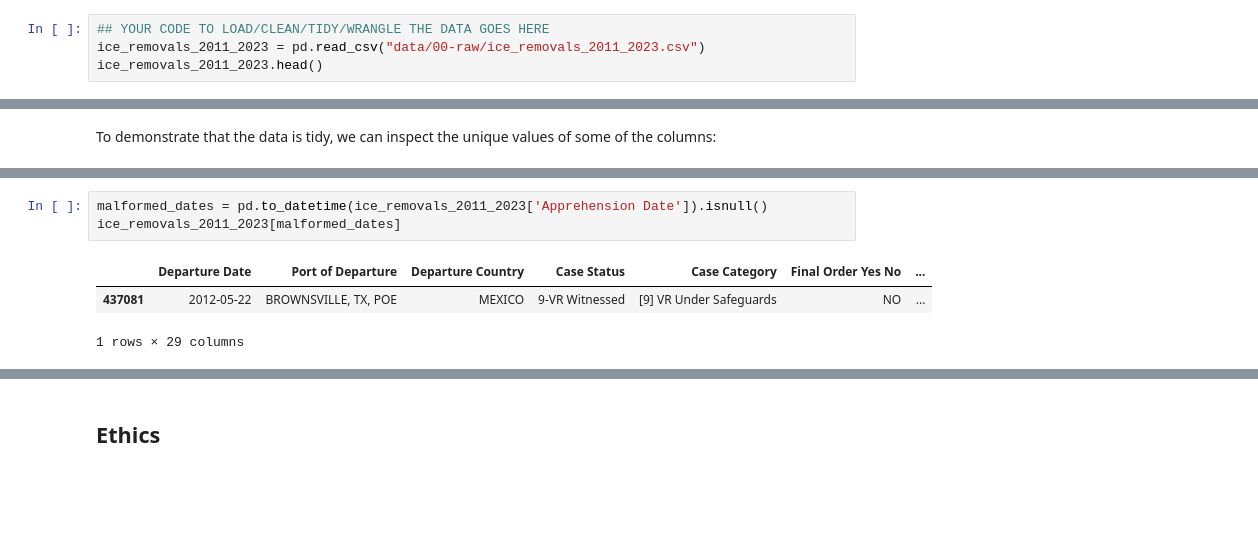
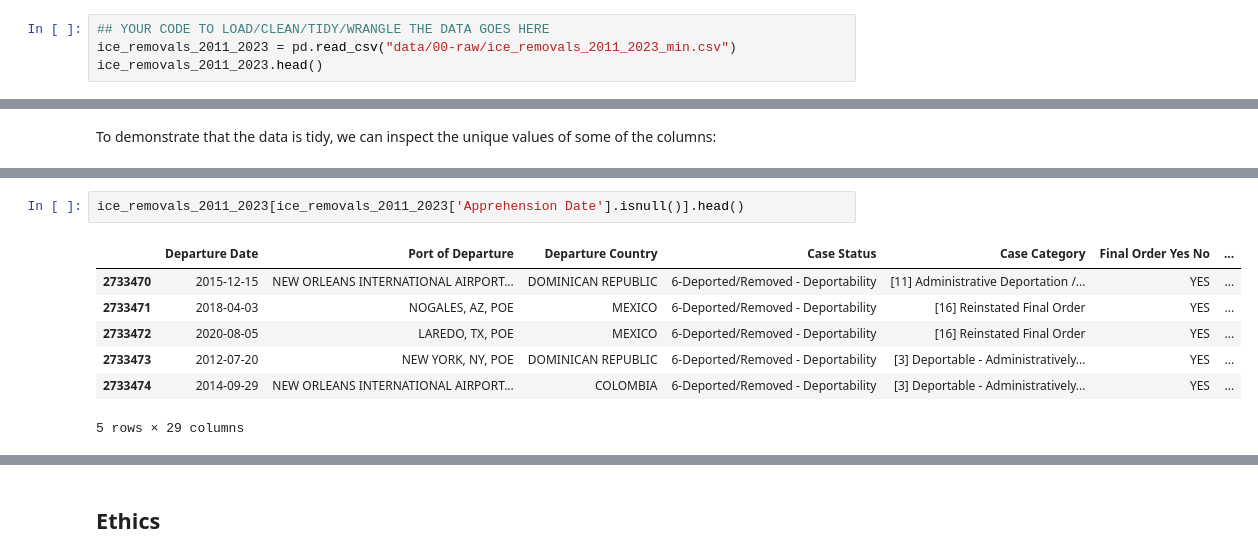
Before and after one commit to COGS108/Group109_WI26, a Jupyter notebook: 01-DataCheckpoint.ipynb, the cells around one changed output, grey strips where cells are left out. Drawn from its saved outputs; the diff is of its cells as text; blank space fills up the shorter version.

```diff
--- a/01-DataCheckpoint.ipynb
+++ b/01-DataCheckpoint.ipynb
@@ -298,7 +290,7 @@ Dataset #2 provides the historical baseline (2011–2023), while Dataset #1 exte
 As you can see the above table belows is aleady tidy, each row is representing an individual observation and it is rectangular such that each variable measured is in a single column. You can allso check this trhough the tidyness check below
 # %%
 ## YOUR CODE TO LOAD/CLEAN/TIDY/WRANGLE THE DATA GOES HERE
-ice_removals_2011_2023 = pd.read_csv("data/00-raw/ice_removals_2011_2023.csv")
+ice_removals_2011_2023 = pd.read_csv("data/00-raw/ice_removals_2011_2023_min.csv")
 ice_removals_2011_2023.head()
 # %% [output]
 |  | Departure Date | Port of Departure | Departure Country | Case Status | Case Category | Final Order Yes No | ... |
@@ -351,7 +343,10 @@ Since our analysis focuses on Apprehension Date, Citizenship Country, and Anonym
 # %%
-malformed_dates = pd.to_datetime(ice_removals_2011_2023['Apprehension Date']).isnull()
-ice_removals_2011_2023[malformed_dates]
+ice_removals_2011_2023[ice_removals_2011_2023['Apprehension Date'].isnull()].head()
 # %% [output]
 |  | Departure Date | Port of Departure | Departure Country | Case Status | Case Category | Final Order Yes No | ... |
-| 437081 | 2012-05-22 | BROWNSVILLE, TX, POE | MEXICO | 9-VR Witnessed | [9] VR Under Safeguards | NO | ... |
+| 2733470 | 2015-12-15 | NEW ORLEANS INTERNATIONAL AIRPORT... | DOMINICAN REPUBLIC | 6-Deported/Removed - Deportability | [11] Administrative Deportation /... | YES | ... |
+| 2733471 | 2018-04-03 | NOGALES, AZ, POE | MEXICO | 6-Deported/Removed - Deportability | [16] Reinstated Final Order | YES | ... |
+| 2733472 | 2020-08-05 | LAREDO, TX, POE | MEXICO | 6-Deported/Removed - Deportability | [16] Reinstated Final Order | YES | ... |
+| 2733473 | 2012-07-20 | NEW YORK, NY, POE | DOMINICAN REPUBLIC | 6-Deported/Removed - Deportability | [3] Deportable - Administratively... | YES | ... |
+| 2733474 | 2014-09-29 | NEW ORLEANS INTERNATIONAL AIRPORT... | COLOMBIA | 6-Deported/Removed - Deportability | [3] Deportable - Administratively... | YES | ... |
-1 rows × 29 columns
+5 rows × 29 columns
```
Also changed, not shown: parts of 28 cells of this notebook.
